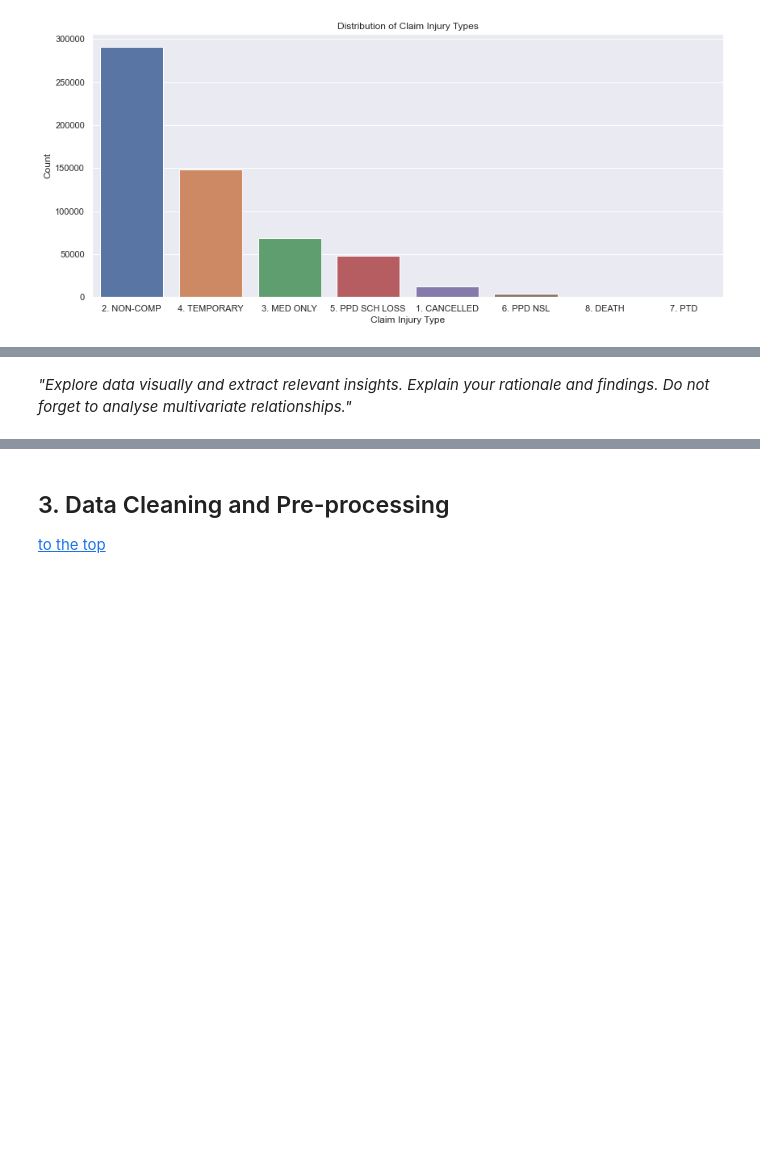
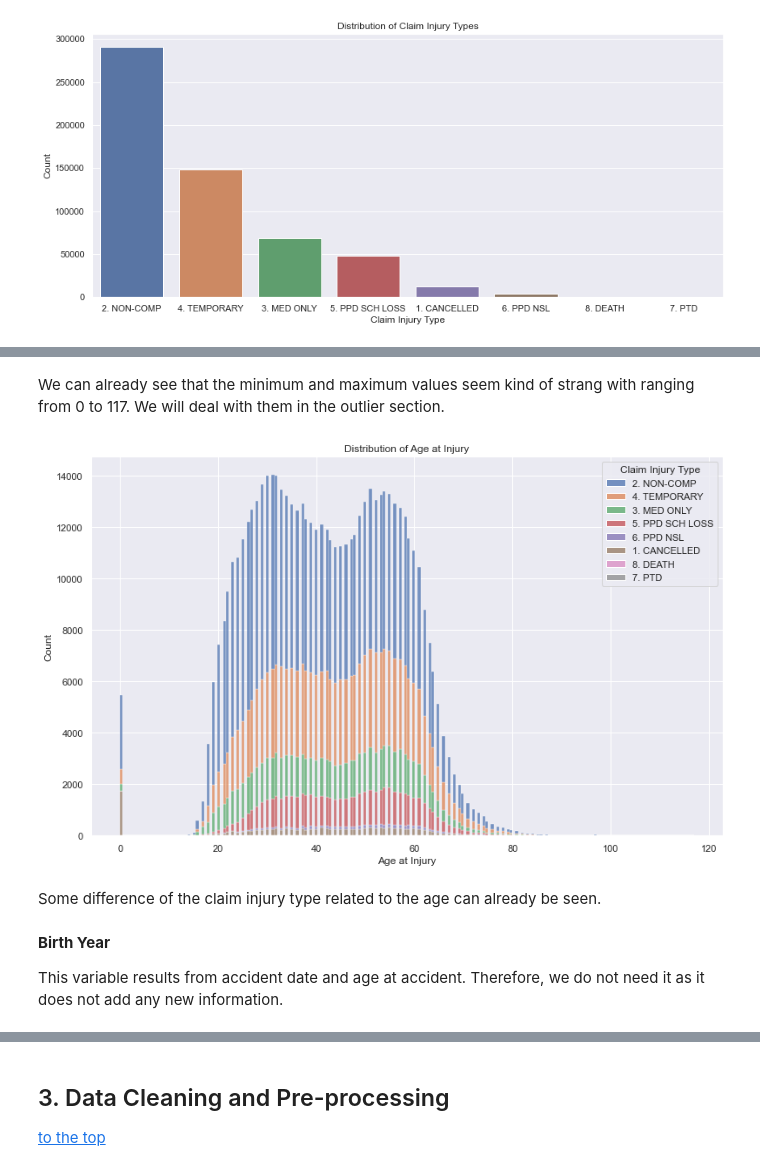
Before and after one commit to alexandregsg/ML_Project_Group52, a Jupyter notebook: Homework_Group52.ipynb, the cells around one changed output, grey strips where cells are left out. Cells and saved outputs as stored; diff of their text form; code cells hidden in the pictures; blank space fills up the shorter version.

```diff
--- a/Homework_Group52.ipynb
+++ b/Homework_Group52.ipynb
@@ -186,6 +186,9 @@ train_df.describe(include='O')
 | top | 2020-03-01 | N | 2020-03-06 | N | 2021-05-11 | 2021-04-21 | ... |
 | freq | 1245 | 571412 | 1422 | 392291 | 1847 | 350 | ... |
 4 rows × 21 columns
+# %%
+# before working on the dataset, we will do a copy so we can use the original one if we need it
+train_df_temp = train_df.copy()
 # %% [markdown]
 __Target Variable__
 
@@ -218,0 +264,21 @@ plt.show()
+# %% [markdown]
+We can already see that the minimum and maximum values seem kind of strang with ranging from 0 to 117. We will deal with them in the outlier section.
+# %%
+# plot the distribution of a single feature with respect to the target categorical variable.
+def feature_distribution(data, feature, target_variable):
+    plt.figure(figsize=(13, 8))
+    sns.histplot(data=data, x=feature, hue=target_variable, multiple="stack")
+    plt.title(f'Distribution of {feature}', fontsize=12)
+    plt.xlabel(feature)
+    plt.ylabel('Count')
+    plt.show()
+# %%
+feature_distribution(train_df_temp, 'Age at Injury', 'Claim Injury Type')
+# %% [output]
+[figure, added]
+# %% [markdown]
+Some difference of the claim injury type related to the age can already be seen.
+# %% [markdown]
+__Birth Year__
+
+This variable results from accident date and age at accident. Therefore, we do not need it as it does not add any new information.
@@ -221,3 +288,0 @@ plt.show()
-# %% [markdown]
-_"Explore data visually and extract relevant insights. Explain your rationale and
-findings. Do not forget to analyse multivariate relationships."_
```
Also changed, not shown: parts of 98 cells of this notebook.
